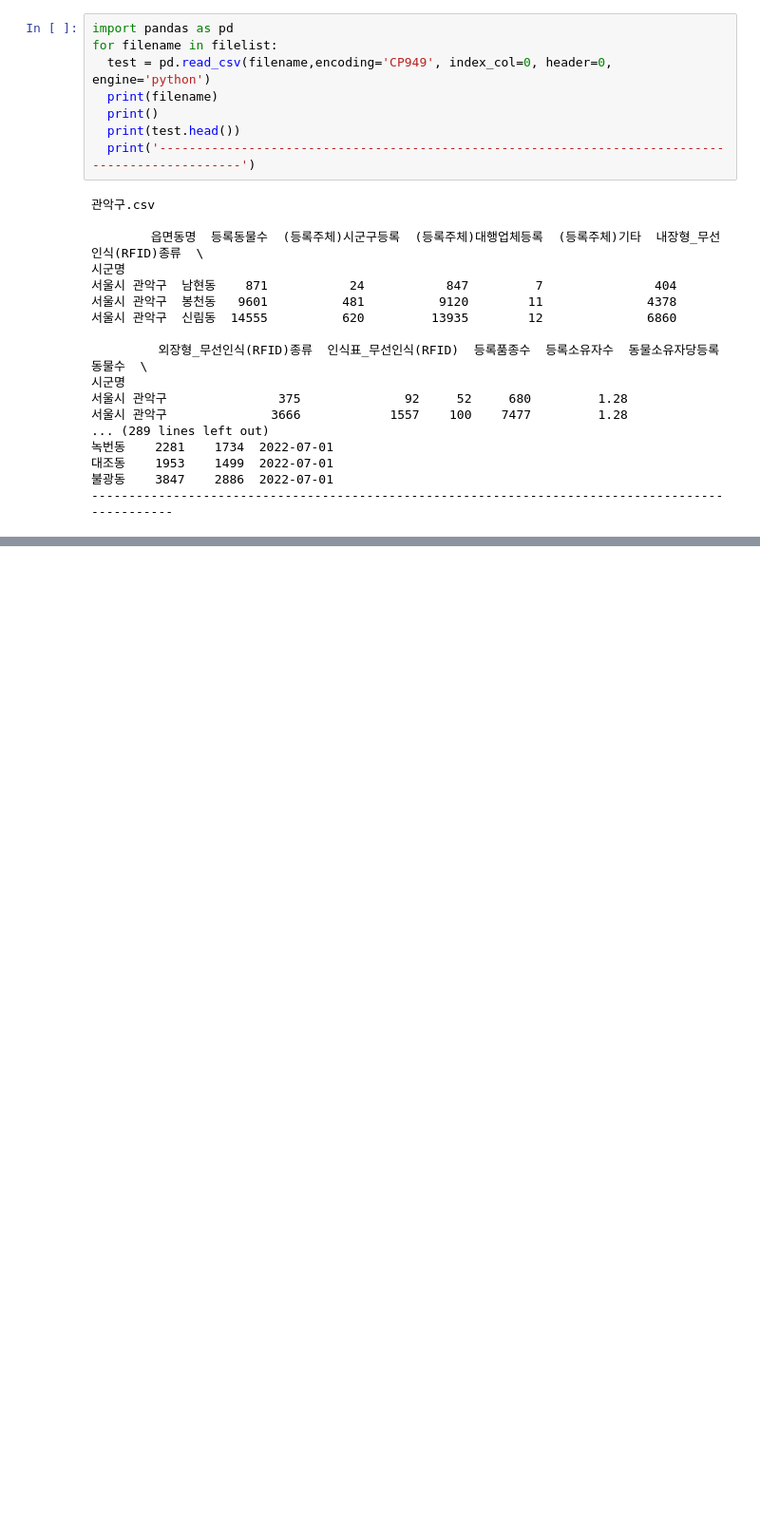
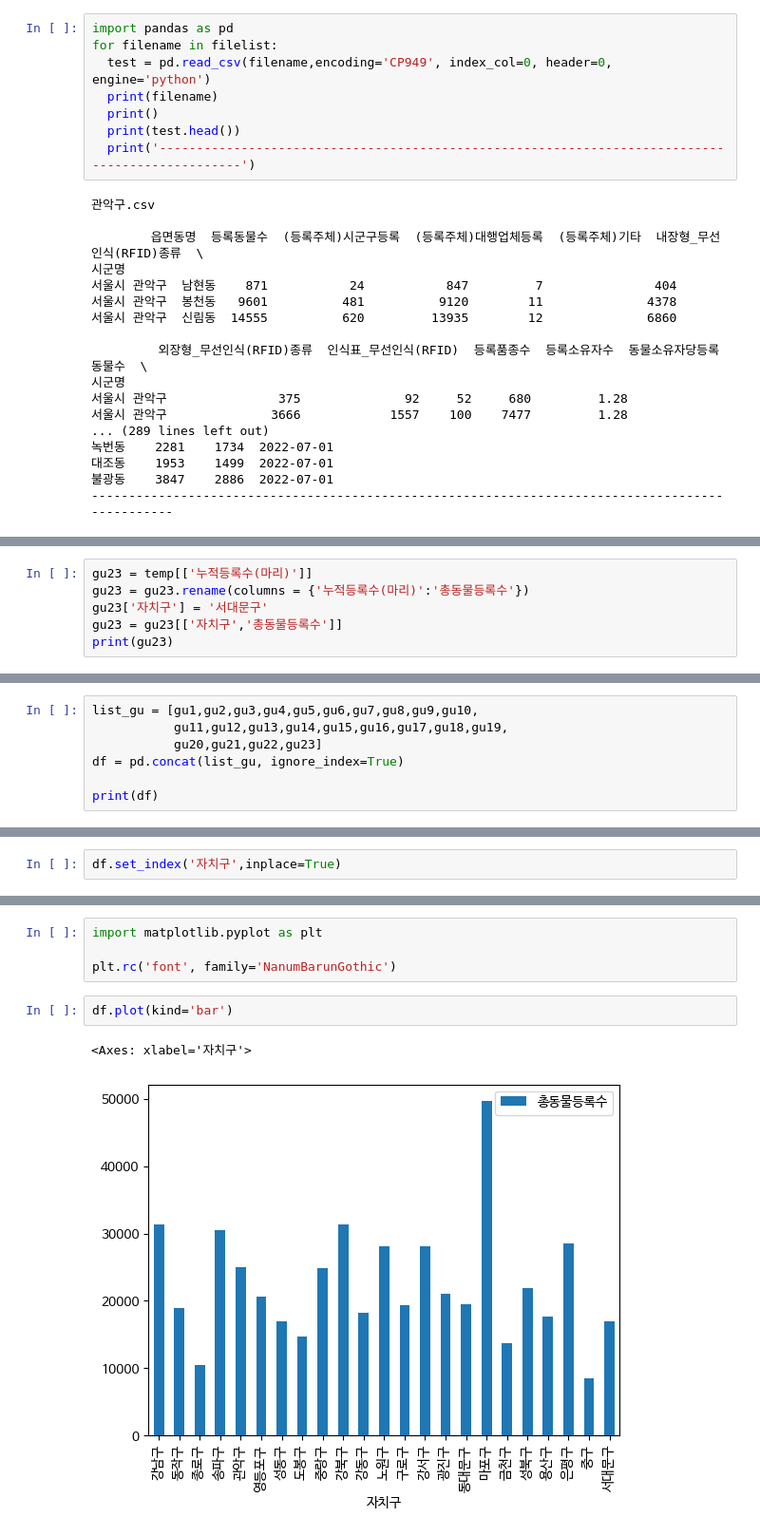
Before and after one commit to gogowonji/Big-Data-Analysis, a Jupyter notebook: finalProject.ipynb, the cells around one changed output, grey strips where cells are left out. Shown: that part at 95% size. Saved outputs shown, nothing was run; the diff lists cells and outputs as text; blank space fills up the shorter version.

```diff
--- a/finalProject.ipynb
+++ b/finalProject.ipynb
@@ -89,0 +1368,6 @@ gu1 = gu1
+# %%
+gu23 = temp[['누적등록수(마리)']]
+gu23 = gu23.rename(columns = {'누적등록수(마리)':'총동물등록수'})
+gu23['자치구'] = '서대문구'
+gu23 = gu23[['자치구','총동물등록수']]
+print(gu23)
@@ -89,0 +1379,7 @@ gu1 = gu1
+# %%
+list_gu = [gu1,gu2,gu3,gu4,gu5,gu6,gu7,gu8,gu9,gu10,
+           gu11,gu12,gu13,gu14,gu15,gu16,gu17,gu18,gu19,
+           gu20,gu21,gu22,gu23]
+df = pd.concat(list_gu, ignore_index=True)
+
+print(df)
@@ -89,0 +1404,2 @@ gu1 = gu1
+# %%
+df.set_index('자치구',inplace=True)
@@ -89,0 +1448,9 @@ gu1 = gu1
+# %%
+import matplotlib.pyplot as plt
+
+plt.rc('font', family='NanumBarunGothic')
+# %%
+df.plot(kind='bar')
+# %% [output]
+<Axes: xlabel='자치구'>
+[figure, added]
```
Also changed, not shown: parts of 146 cells of this notebook.
